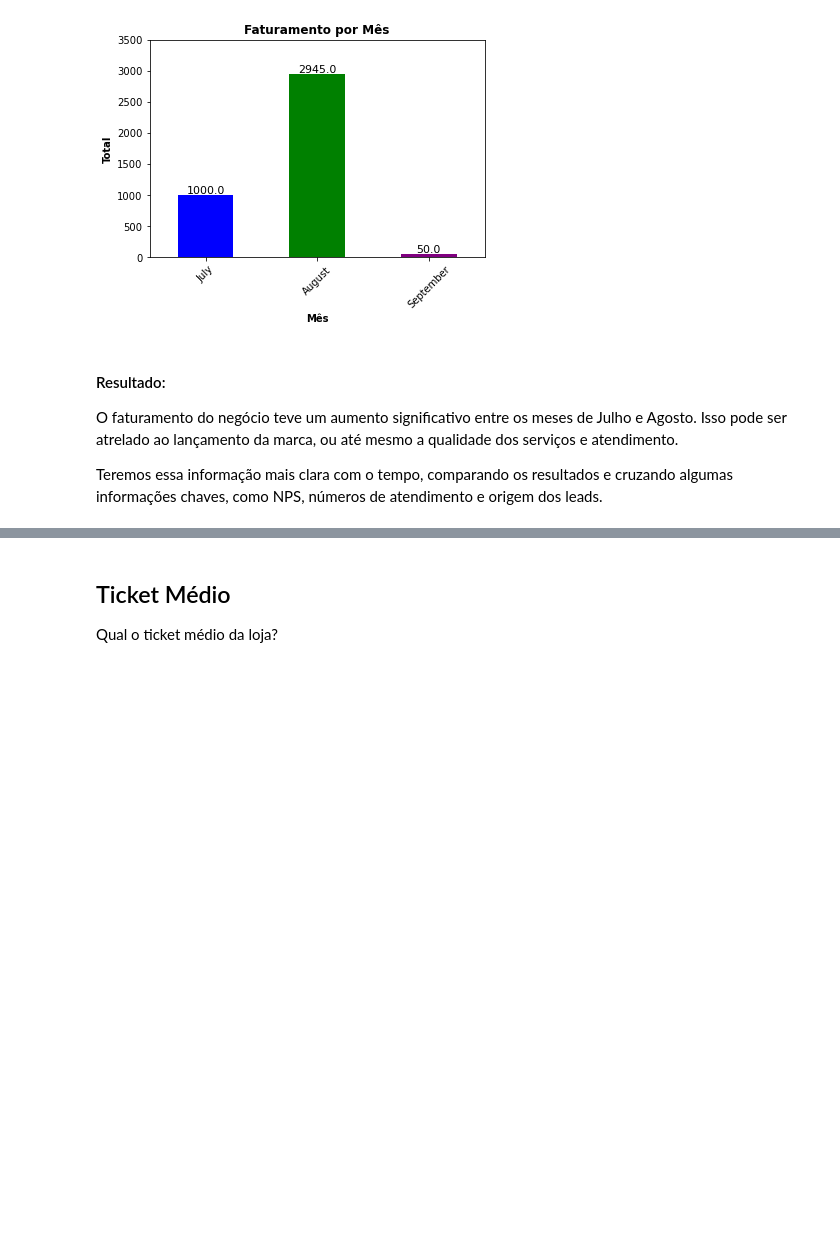
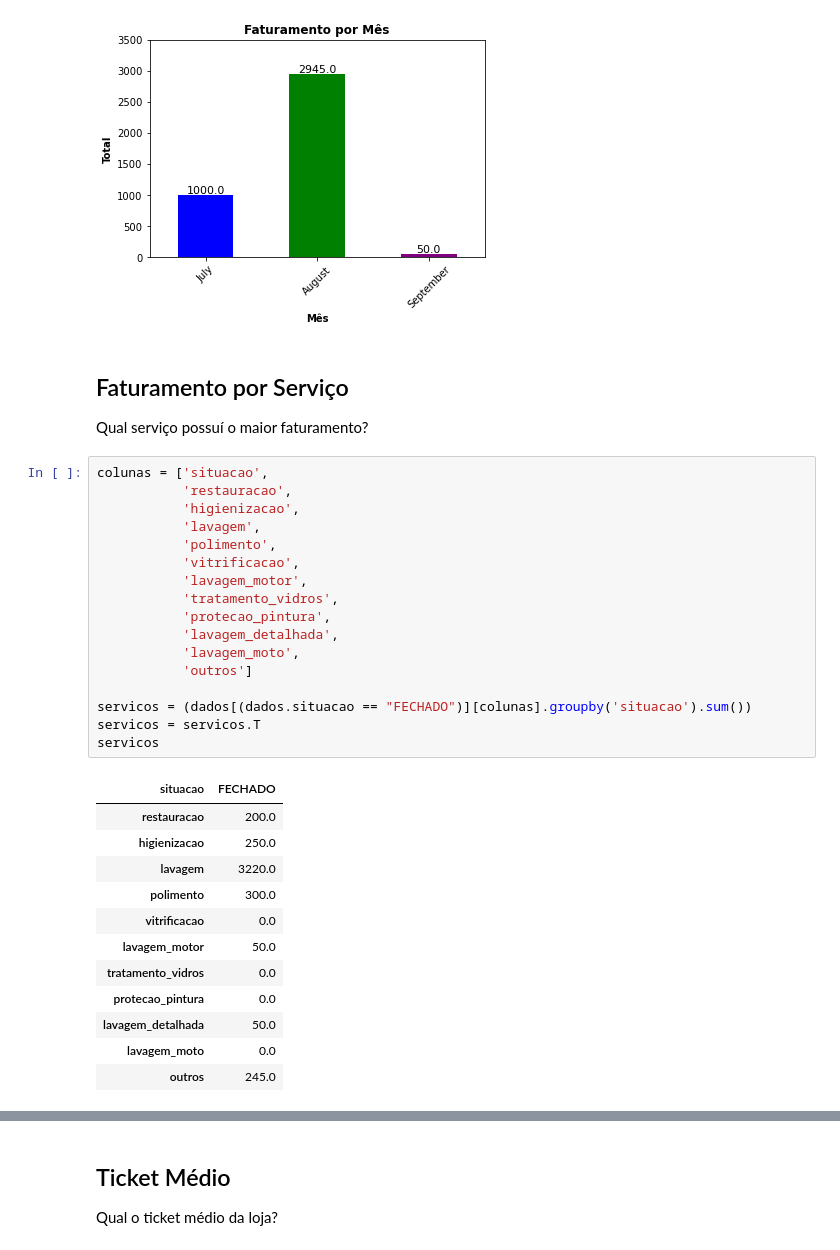
Before and after one commit to hgosouza1/Data-Science, a Jupyter notebook: Projeto Pessoal/Estética Automotiva/relatorio_geral_negocio.ipynb, the cells around one changed output, grey strips where cells are left out. Cells and saved outputs as stored; diff of their text form; blank space fills up the shorter version.

```diff
--- a/Projeto Pessoal/Estética Automotiva/relatorio_geral_negocio.ipynb
+++ b/Projeto Pessoal/Estética Automotiva/relatorio_geral_negocio.ipynb
@@ -253,9 +253,36 @@ plt.ylim(0, 3500)
 # %% [output]
 (0.0, 3500.0)
 [figure]
-# %% [markdown]
-#### Resultado:
-
-O faturamento do negócio teve um aumento significativo entre os meses de Julho e Agosto. Isso pode ser atrelado ao lançamento da marca, ou até mesmo a qualidade dos serviços e atendimento.
-
-Teremos essa informação mais clara com o tempo, comparando os resultados e cruzando algumas informações chaves, como NPS, números de atendimento e origem dos leads.
+# %% [markdown]
+## Faturamento por Serviço
+Qual serviço possuí o maior faturamento?
+# %%
+colunas = ['situacao',
+           'restauracao',
+           'higienizacao',
+           'lavagem',
+           'polimento',
+           'vitrificacao',
+           'lavagem_motor',
+           'tratamento_vidros',
+           'protecao_pintura',
+           'lavagem_detalhada',
+           'lavagem_moto',
+           'outros']
+
+servicos = (dados[(dados.situacao == "FECHADO")][colunas].groupby('situacao').sum())
+servicos = servicos.T
+servicos
+# %% [output]
+| situacao | FECHADO |
+| restauracao | 200.0 |
+| higienizacao | 250.0 |
+| lavagem | 3220.0 |
+| polimento | 300.0 |
+| vitrificacao | 0.0 |
+| lavagem_motor | 50.0 |
+| tratamento_vidros | 0.0 |
+| protecao_pintura | 0.0 |
+| lavagem_detalhada | 50.0 |
+| lavagem_moto | 0.0 |
+| outros | 245.0 |
```
Also changed, not shown: parts of 17 cells of this notebook.
